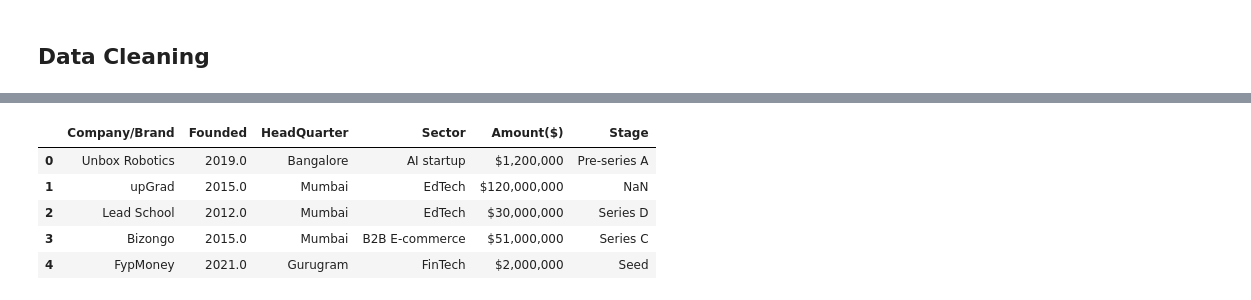
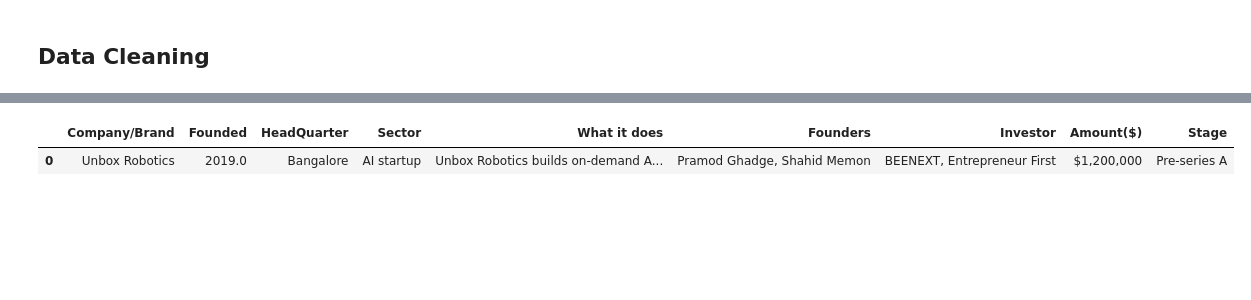
Before and after one commit to kwasiasomani/Indian-Startup-Funding-Analysis-Group-Nice, a Jupyter notebook: DAP LP1 (TEAM NICE) (1).ipynb, the cells around one changed output, grey strips where cells are left out. Drawn from its saved outputs; the diff is of its cells as text; code cells hidden in the pictures; blank space fills up the shorter version.

```diff
--- a/DAP LP1 (TEAM NICE) (1).ipynb
+++ b/DAP LP1 (TEAM NICE) (1).ipynb
@@ -96,9 +98,9 @@ sheet1.rename(columns = {'Company Name':'Company/Brand', 'Industry':'Sector',
 # %%
-#delete unnecessary columns
-sheet1.drop(columns=['About Company'], axis=1, inplace = True)
-sheet2.drop(columns=['What it does', 'Investor', 'Founders'], axis=1, inplace = True)
-sheet3.drop(columns=['What it does', 'Investor', 'Founders', 'Unnamed: 9'], axis=1, inplace = True)
-sheet4.drop(columns=['What it does', 'Investor', 'Founders'], axis=1, inplace = True)
+#delete unnecessary columns and add empty ones with null values
+sheet3.drop(columns=['Unnamed: 9'], axis=1, inplace = True)
+sheet1["Founded"] = np.nan
+sheet1["Founders"] = np.nan
+sheet1["Investor"] = np.nan
 # %%
 print(sheet1.shape,sheet2.shape,sheet3.shape,sheet4.shape)
 # %% [output]
@@ -142,9 +127,5 @@ sheet3.head()
 # %%
-sheet4.head()
+sheet4.head(1)
 # %% [output]
-|  | Company/Brand | Founded | HeadQuarter | Sector | Amount($) | Stage |
-| 0 | Unbox Robotics | 2019.0 | Bangalore | AI startup | $1,200,000 | Pre-series A |
-| 1 | upGrad | 2015.0 | Mumbai | EdTech | $120,000,000 | NaN |
-| 2 | Lead School | 2012.0 | Mumbai | EdTech | $30,000,000 | Series D |
-| 3 | Bizongo | 2015.0 | Mumbai | B2B E-commerce | $51,000,000 | Series C |
-| 4 | FypMoney | 2021.0 | Gurugram | FinTech | $2,000,000 | Seed |
+|  | Company/Brand | Founded | HeadQuarter | Sector | What it does | Founders | Investor | Amount($) | Stage |
+| 0 | Unbox Robotics | 2019.0 | Bangalore | AI startup | Unbox Robotics builds on-demand A... | Pramod Ghadge, Shahid Memon | BEENEXT, Entrepreneur First | $1,200,000 | Pre-series A |
```
Also changed, not shown: parts of 10 cells of this notebook.
